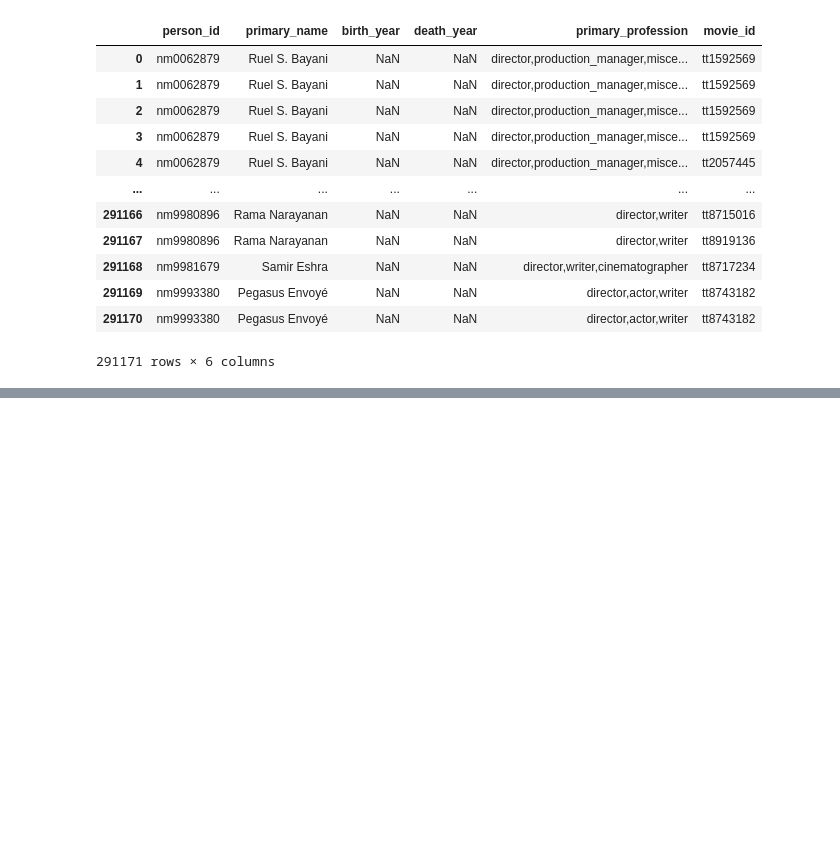
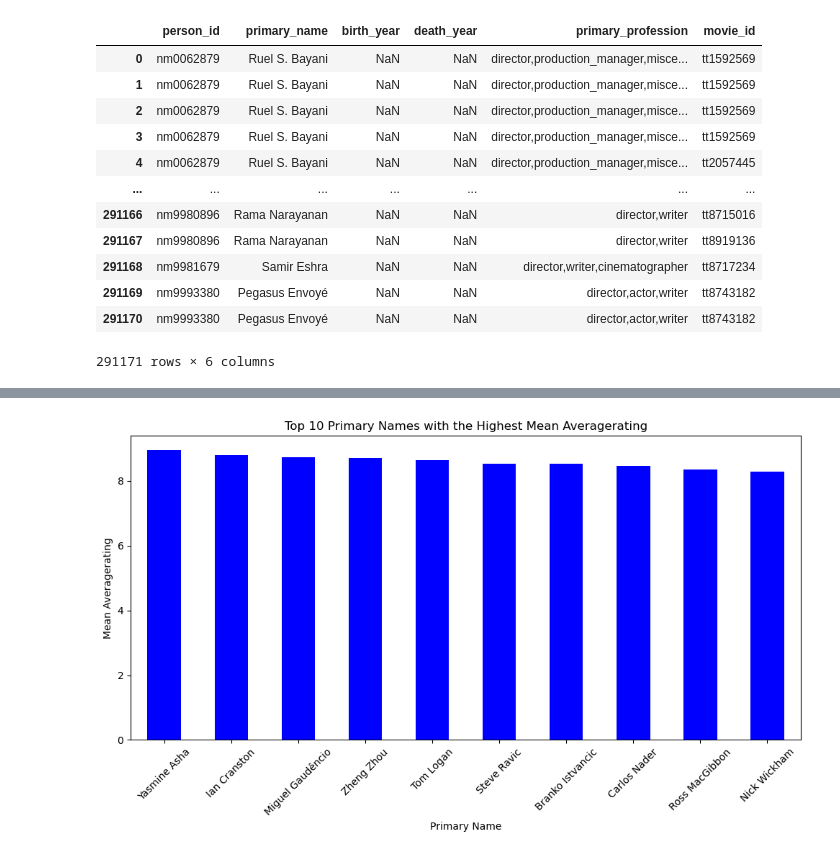
Before and after one commit to ZeejahWaseem/Capstone_Project, a Jupyter notebook: Notebooks/Reagan_Folder/Reagan.ipynb, the cells around one changed output, grey strips where cells are left out. Drawn from its saved outputs; the diff is of its cells as text; code cells hidden in the pictures; blank space fills up the shorter version.

```diff
--- a/Notebooks/Reagan_Folder/Reagan.ipynb
+++ b/Notebooks/Reagan_Folder/Reagan.ipynb
@@ -93,0 +145,13 @@ pd.read_sql(q, conn)
+# %%
+q = """
+SELECT *
+FROM movie_ratings
+JOIN directors
+    USING(movie_id)
+JOIN Persons
+    ON persons.person_id = directors.person_id
+;
+"""
+pd.read_sql(q, conn)
+df_directors = pd.read_sql(q, conn)
+df_directors
@@ -93,0 +172,3 @@ pd.read_sql(q, conn)
+# %%
+df_duplicates = df_directors.drop_duplicates()
+df_duplicates
@@ -93,0 +189,2 @@ pd.read_sql(q, conn)
+# %%
+df_duplicates.drop(columns=['death_year','birth_year', 'person_id', 'primary_profession'],inplace=True)
@@ -93,0 +217,16 @@ pd.read_sql(q, conn)
+# %%
+# Step 1
+filtered_names = df_duplicates['primary_name'].value_counts()[df_duplicates['primary_name'].value_counts() >= 5].index
+
+# Step 2
+filtered_data = df_duplicates[df_duplicates['primary_name'].isin(filtered_names)]
+
+# Step 3
+mean_averagerating_filtered = filtered_data.groupby('primary_name')['averagerating'].mean()
+
+# Step 4
+top_10_ratings = mean_averagerating_filtered.nlargest(10)
+
+# print
+print("Top 10 Primary Names with the Highest Mean Averagerating:")
+print(top_10_ratings)
@@ -93,0 +247,13 @@ pd.read_sql(q, conn)
+# %%
+plt.figure(figsize=(10, 6))
+top_10_ratings.plot(kind='bar', color='blue')
+plt.xlabel('Primary Name')
+plt.ylabel('Mean Averagerating')
+plt.title('Top 10 Primary Names with the Highest Mean Averagerating')
+plt.xticks(rotation=45)
+plt.tight_layout()
+
+# Show the bar chart
+plt.show()
+# %% [output]
+[figure, added]
```
Also changed, not shown: parts of 19 cells of this notebook.
